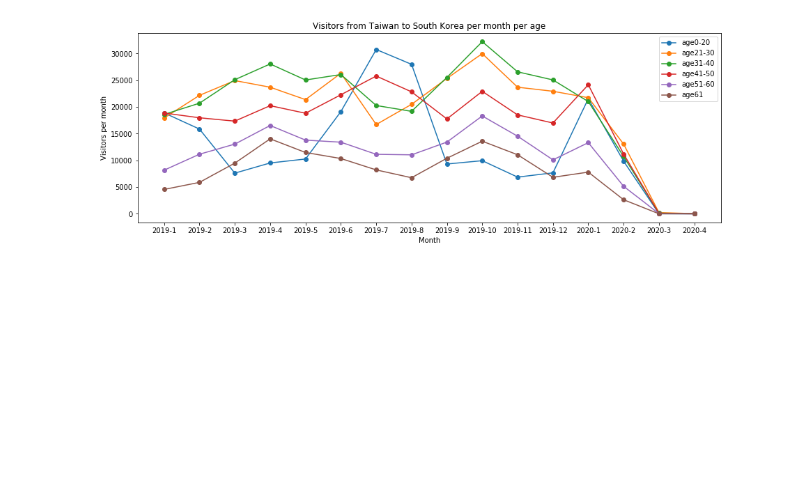
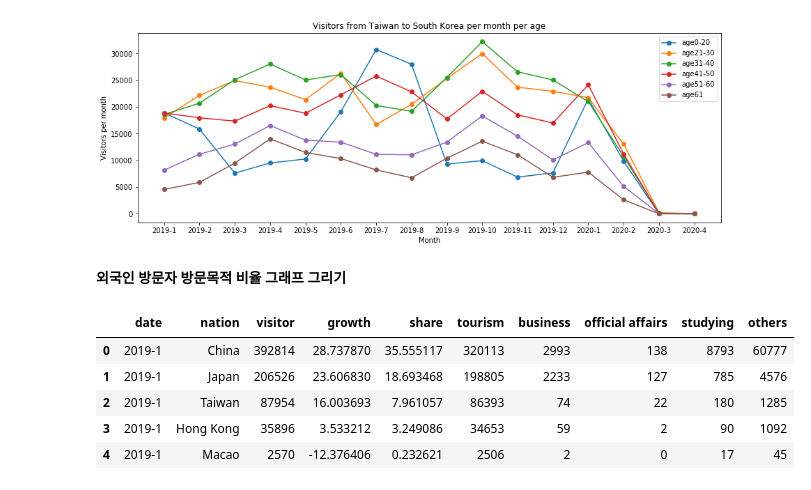
Before and after one commit to alyssa1996/DataAnalysis, a Jupyter notebook: South Korea Vistiors.ipynb, the cells around one changed output. Drawn from its saved outputs; the diff is of its cells as text; code cells hidden in the pictures; blank space fills up the shorter version.

```diff
--- a/South Korea Vistiors.ipynb
+++ b/South Korea Vistiors.ipynb
@@ -116,3 +116,14 @@ title="Visitors from "+country.title()+' to South Korea per month per age'
 get_graph(15,5,False,month_data,visitor_per_age_per_month,title,'Month','Visitors per month',age_set)
 # %% [output]
 [figure]
+# %% [markdown]
+**외국인 방문자 방문목적 비율 그래프 그리기**
+# %%
+purpose_data.head()
+# %% [output]
+|  | date | nation | visitor | growth | share | tourism | business | official affairs | studying | others |
+| 0 | 2019-1 | China | 392814 | 28.737870 | 35.555117 | 320113 | 2993 | 138 | 8793 | 60777 |
+| 1 | 2019-1 | Japan | 206526 | 23.606830 | 18.693468 | 198805 | 2233 | 127 | 785 | 4576 |
+| 2 | 2019-1 | Taiwan | 87954 | 16.003693 | 7.961057 | 86393 | 74 | 22 | 180 | 1285 |
+| 3 | 2019-1 | Hong Kong | 35896 | 3.533212 | 3.249086 | 34653 | 59 | 2 | 90 | 1092 |
+| 4 | 2019-1 | Macao | 2570 | -12.376406 | 0.232621 | 2506 | 2 | 0 | 17 | 45 |
```
Also changed, not shown: parts of 1 cell of this notebook.
